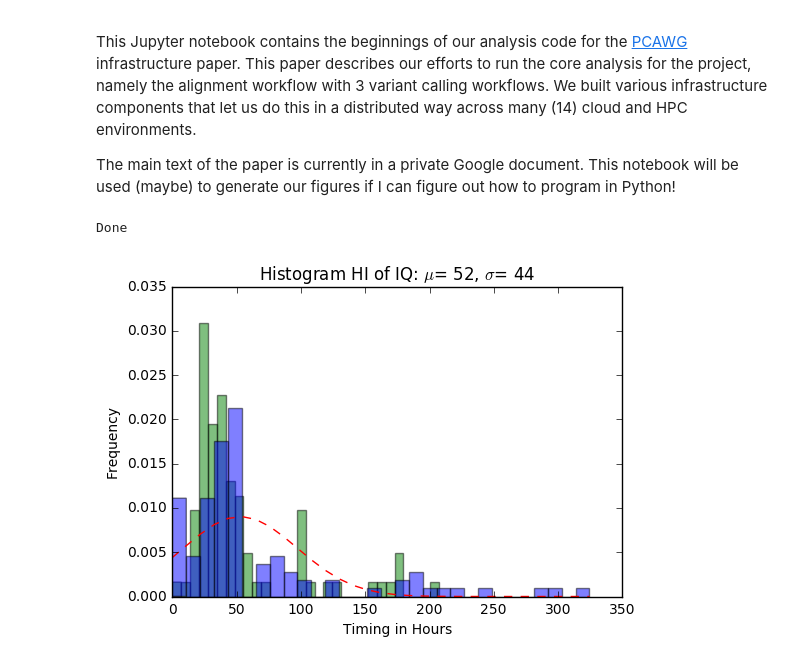
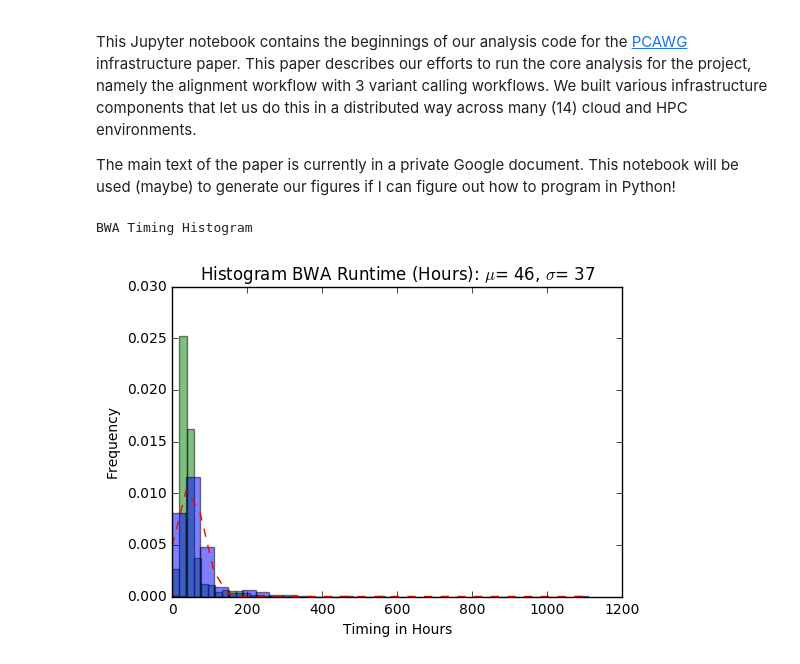
Before and after one commit to ICGC-TCGA-PanCancer/pcawg-infrastructure-paper, a Jupyter notebook: pcawg-infrastructure-paper.ipynb, the cells around one changed output. Drawn from its saved outputs; the diff is of its cells as text; code cells hidden in the pictures.

```diff
--- a/pcawg-infrastructure-paper.ipynb
+++ b/pcawg-infrastructure-paper.ipynb
@@ -24,15 +24,18 @@ file_content = ""
 
 # https://github.com/ICGC-TCGA-PanCancer/pcawg-infrastructure-paper/raw/develop/donor_p_151215020209.small.jsonl.gz
 # http://pancancer.info/gnos_metadata/latest/donor_p_151215020209.jsonl.gz
-request = urllib.request.Request('https://github.com/ICGC-TCGA-PanCancer/pcawg-infrastructure-paper/raw/develop/donor_p_151215020209.small.jsonl.gz')
+# https://github.com/ICGC-TCGA-PanCancer/pcawg-infrastructure-paper/raw/develop/donor_p_160408020209.1.jsonl.gz
+# small
+# request = urllib.request.Request('https://github.com/ICGC-TCGA-PanCancer/pcawg-infrastructure-paper/raw/develop/donor_p_151215020209.small.jsonl.gz')
+# large
+request = urllib.request.Request('https://github.com/ICGC-TCGA-PanCancer/pcawg-infrastructure-paper/raw/develop/donor_p_160408020209.1.jsonl.gz')
 request.add_header('Accept-encoding', 'gzip')
 response = urllib.request.urlopen(request)
 buf = BytesIO( response.read())
 f = gzip.GzipFile(fileobj=buf)
 file_content = f.read()
 
-# normal list
-
+# BWA Analysis
 bwa_normal_timing_list = []
 bwa_tumor_timing_list = []
 
@@ -51,34 +54,34 @@ for line in file_content.splitlines():
         pass
     try:
         bwa_tumor_timing = 0
         for aligned_tumor in json_struct['aligned_tumor_specimens'] :
             for timing in aligned_tumor['alignment']['timing_metrics'] :
                 bwa_tumor_timing += timing['metrics']['bwa_timing_seconds']
         #print(bwa_tumor_timing)
         bwa_tumor_timing_list.append(bwa_tumor_timing/60/60)
     except Exception as err:
         pass
 
-print("Done")
+print("BWA Timing Histogram")
 #print(bwa_normal_timing_list)
 #print(bwa_tumor_timing_list)
 
 # histogram
 mu = statistics.mean(bwa_normal_timing_list) # mean of distribution
 sigma = statistics.stdev(bwa_normal_timing_list) # standard deviation of distribution
 num_bins = 30
 n, bins, patches = plt.hist(bwa_normal_timing_list, num_bins, normed=1, facecolor='green', alpha=0.5)
 n, bins, patches = plt.hist(bwa_tumor_timing_list, num_bins, normed=1, facecolor='blue', alpha=0.5)
 # add a 'best fit' line
 y = mlab.normpdf(bins, mu, sigma)
 plt.plot(bins, y, 'r--')
 plt.xlabel('Timing in Hours')
 plt.ylabel('Frequency')
-plt.title(r"Histogram HI of IQ: $\mu$=%3d, $\sigma$=%3d" % (mu, sigma))
+plt.title(r"Histogram BWA Runtime (Hours): $\mu$=%3d, $\sigma$=%3d" % (mu, sigma))
 
 # Tweak spacing to prevent clipping of ylabel
 plt.subplots_adjust(left=0.15)
 plt.show()
 # %% [output]
-Done
+BWA Timing Histogram
-[figure, old version]
+[figure, new version]
```
Also changed, not shown: parts of 1 cell of this notebook.
